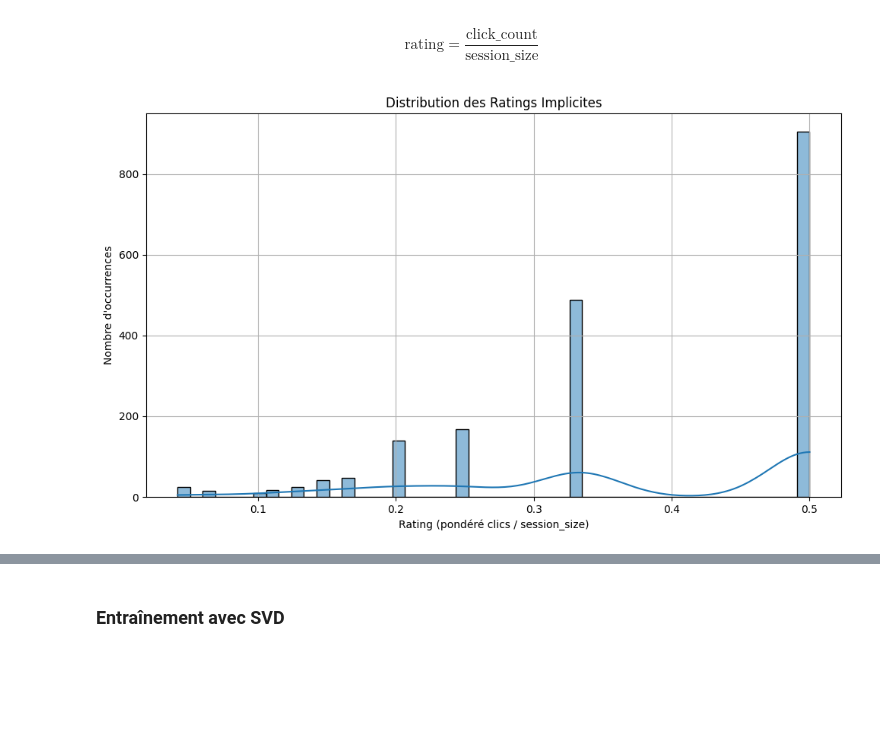
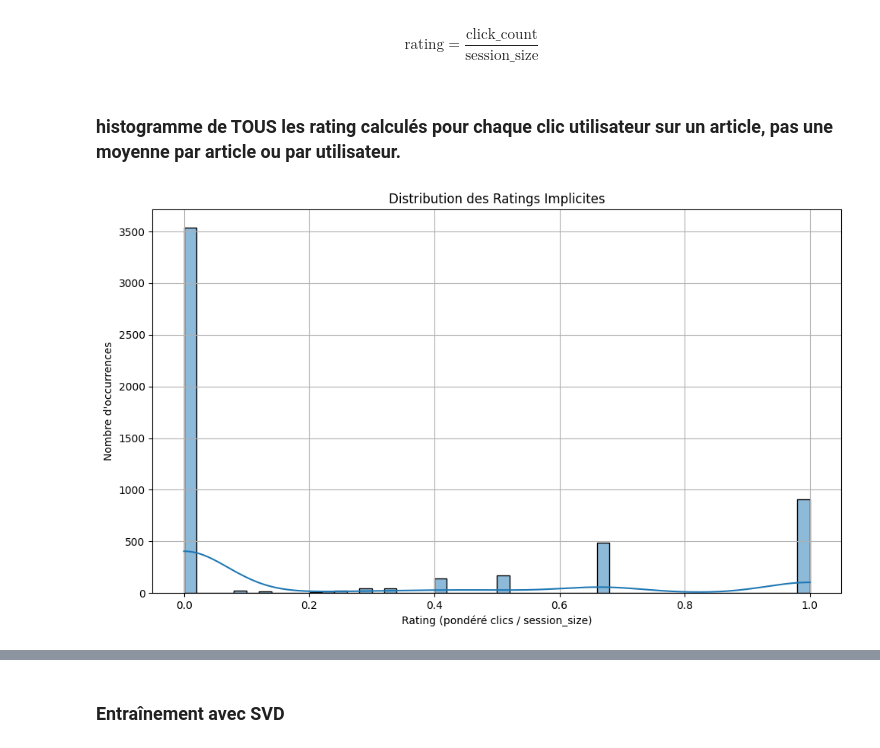
Before and after one commit to brunfla/p10-recommandation-contenu, a Jupyter notebook: notebooks/training.ipynb, the cells around one changed output, grey strips where cells are left out. Saved outputs shown, nothing was run; the diff lists cells and outputs as text; code cells hidden in the pictures; blank space fills up the shorter version.

```diff
--- a/notebooks/training.ipynb
+++ b/notebooks/training.ipynb
@@ -288,3 +340,5 @@ def load_data_fixed(filepath=clicks_path):
+# %% [markdown]
+### histogramme de TOUS les rating calculés pour chaque clic utilisateur sur un article, pas une moyenne par article ou par utilisateur.
 # %%
 import matplotlib.pyplot as plt
 import seaborn as sns
@@ -320,10 +374,8 @@ def plot_rating_distribution(df_ratings, remove_outliers=True, log_scale=False):
     plt.grid(True)
     plt.tight_layout()
     plt.show()
-
-if __name__ == "__main__":
-    df_ratings = load_data_weighted()
-    plot_rating_distribution(df_ratings)  # simple
-    # plot_rating_distribution(df_ratings, log_scale=True)  # version logarithmique
-# %% [output]
-[figure, removed]
+# %%
+df = load_data_weighted(normalize=True, add_negatives=True)
+plot_rating_distribution(df)  # simple
+# %% [output]
+[figure, added]
```
Also changed, not shown: parts of 12 cells of this notebook, 1 other file.
